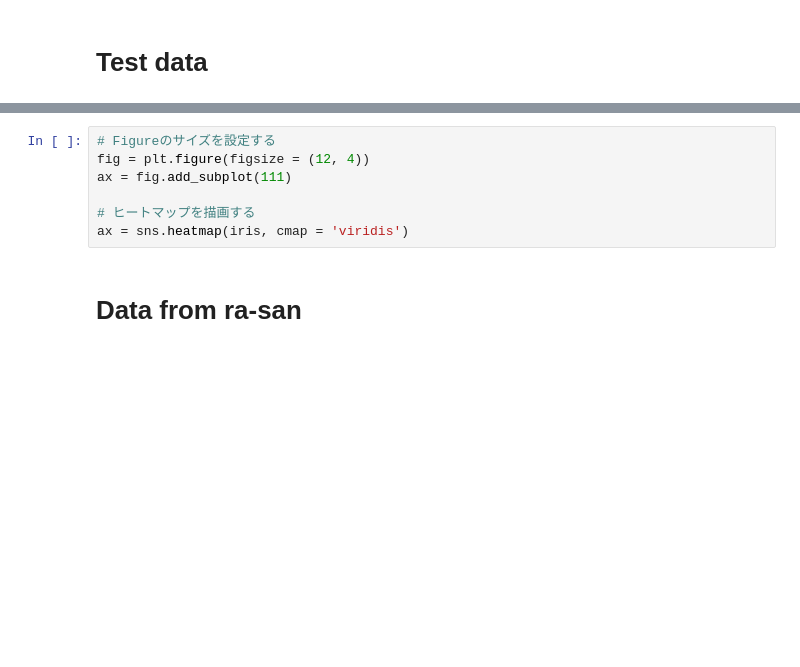
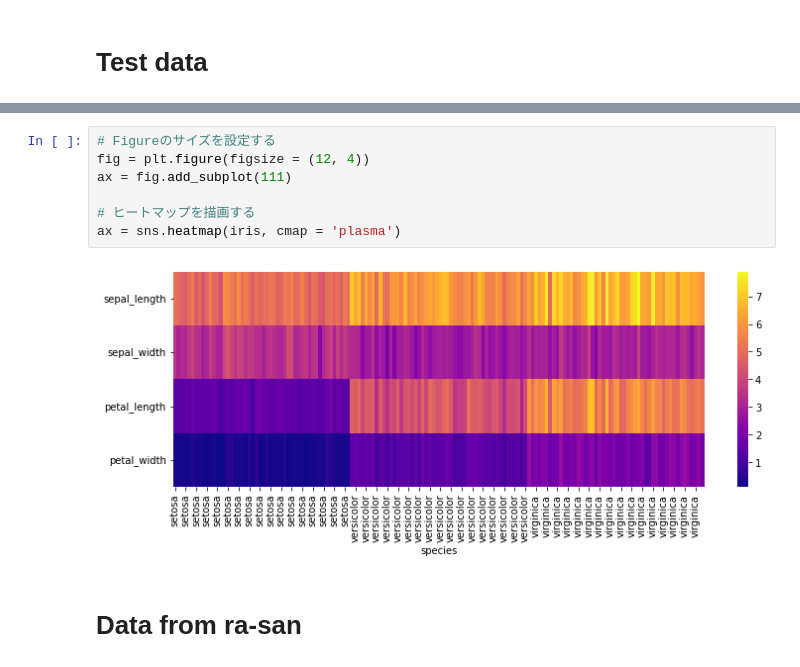
Before and after one commit to NaotoKubota/morning-programming-training, a Jupyter notebook: Heatmap.ipynb, the cells around one changed output, grey strips where cells are left out. Drawn from its saved outputs; the diff is of its cells as text; blank space fills up the shorter version.

```diff
--- a/Heatmap.ipynb
+++ b/Heatmap.ipynb
@@ -17,10 +24,12 @@ iris.head()
 # %%
 # Figureのサイズを設定する
 fig = plt.figure(figsize = (12, 4))
 ax = fig.add_subplot(111)
 
 # ヒートマップを描画する
-ax = sns.heatmap(iris, cmap = 'viridis')
+ax = sns.heatmap(iris, cmap = 'plasma')
+# %% [output]
+[figure, added]
 # %% [markdown]
 # Data from ra-san
 # %%
```
Also changed, not shown: parts of 6 cells of this notebook.
